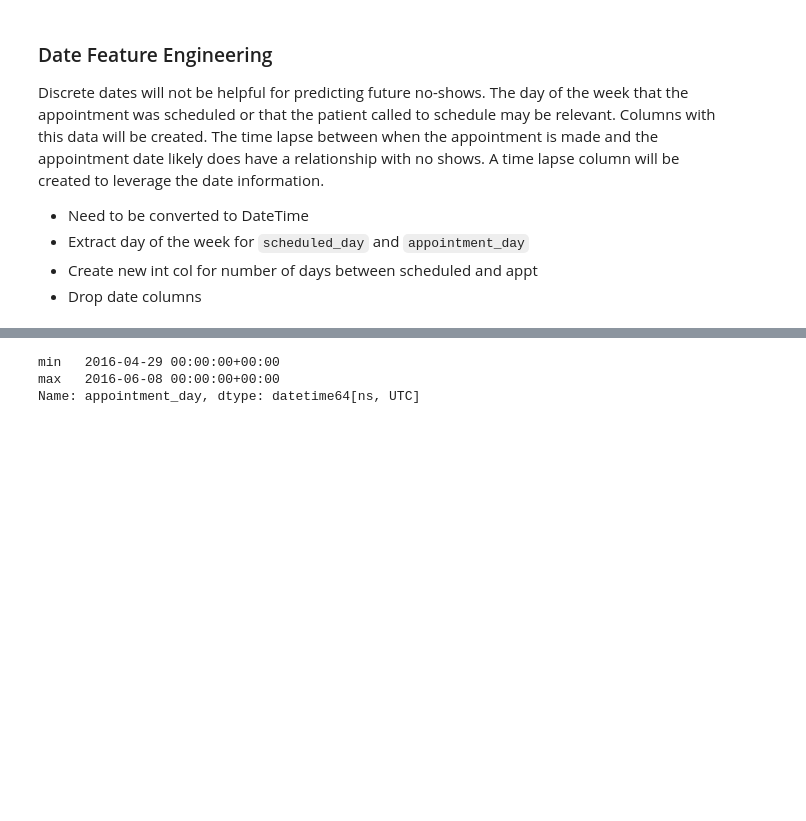
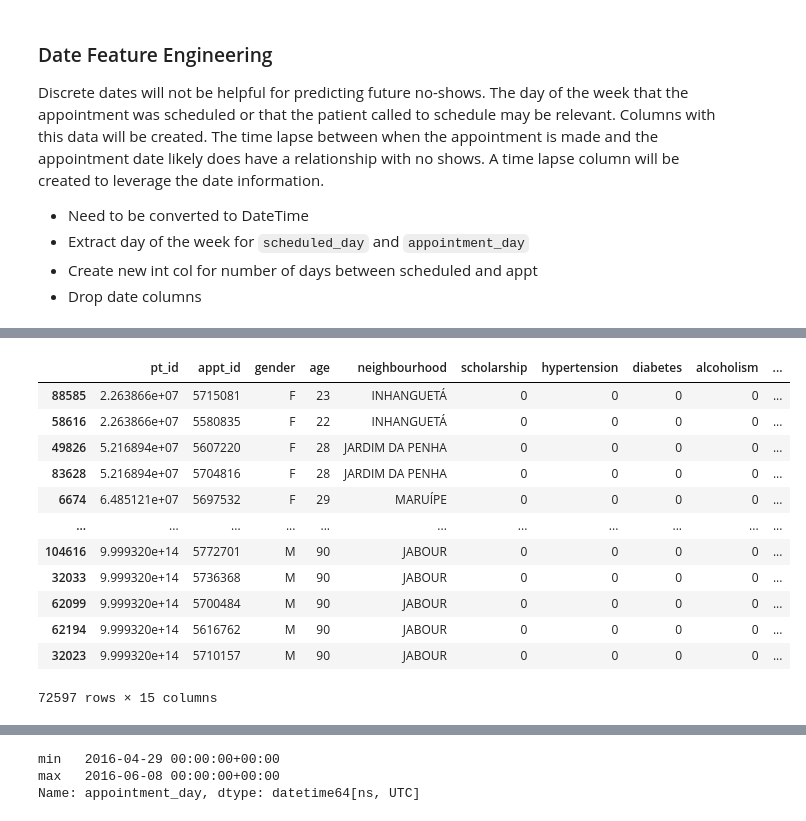
Before and after one commit to afbowman/UnsupervisedLearning, a Jupyter notebook: Capstone_Project.ipynb, the cells around one changed output, grey strips where cells are left out. Drawn from its saved outputs; the diff is of its cells as text; code cells hidden in the pictures; blank space fills up the shorter version.

Commit message:
function for duplicated appt/ns counts

```diff
--- a/Capstone_Project.ipynb
+++ b/Capstone_Project.ipynb
@@ -326,3 +326,19 @@ df_prep.head()
 | 2 | 4.262962e+12 | 5642549 | F | 2016-04-29 16:19:04+00:00 | 2016-04-29 00:00:00+00:00 | 62 | MATA DA PRAIA | 0 | ... |
 | 3 | 8.679512e+11 | 5642828 | F | 2016-04-29 17:29:31+00:00 | 2016-04-29 00:00:00+00:00 | 8 | PONTAL DE CAMBURI | 0 | ... |
 | 4 | 8.841186e+12 | 5642494 | F | 2016-04-29 16:07:23+00:00 | 2016-04-29 00:00:00+00:00 | 56 | JARDIM DA PENHA | 0 | ... |
+# %%
+dup_pts.sort_values('pt_id')
+# %% [output]
+|  | pt_id | appt_id | gender | age | neighbourhood | scholarship | hypertension | diabetes | alcoholism | ... |
+| 88585 | 2.263866e+07 | 5715081 | F | 23 | INHANGUETÁ | 0 | 0 | 0 | 0 | ... |
+| 58616 | 2.263866e+07 | 5580835 | F | 22 | INHANGUETÁ | 0 | 0 | 0 | 0 | ... |
+| 49826 | 5.216894e+07 | 5607220 | F | 28 | JARDIM DA PENHA | 0 | 0 | 0 | 0 | ... |
+| 83628 | 5.216894e+07 | 5704816 | F | 28 | JARDIM DA PENHA | 0 | 0 | 0 | 0 | ... |
+| 6674 | 6.485121e+07 | 5697532 | F | 29 | MARUÍPE | 0 | 0 | 0 | 0 | ... |
+| ... | ... | ... | ... | ... | ... | ... | ... | ... | ... | ... |
+| 104616 | 9.999320e+14 | 5772701 | M | 90 | JABOUR | 0 | 0 | 0 | 0 | ... |
+| 32033 | 9.999320e+14 | 5736368 | M | 90 | JABOUR | 0 | 0 | 0 | 0 | ... |
+| 62099 | 9.999320e+14 | 5700484 | M | 90 | JABOUR | 0 | 0 | 0 | 0 | ... |
+| 62194 | 9.999320e+14 | 5616762 | M | 90 | JABOUR | 0 | 0 | 0 | 0 | ... |
+| 32023 | 9.999320e+14 | 5710157 | M | 90 | JABOUR | 0 | 0 | 0 | 0 | ... |
+72597 rows × 15 columns
```
Also changed, not shown: parts of 20 cells of this notebook.
